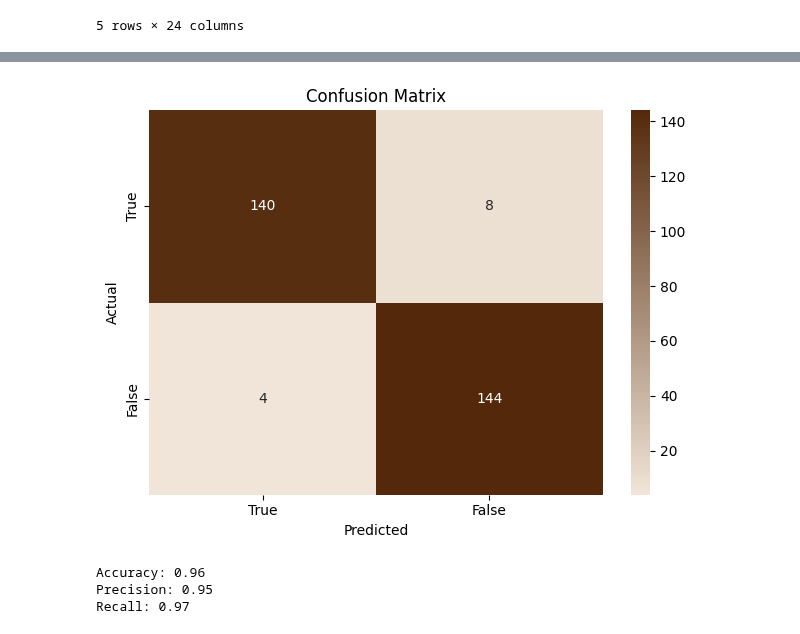
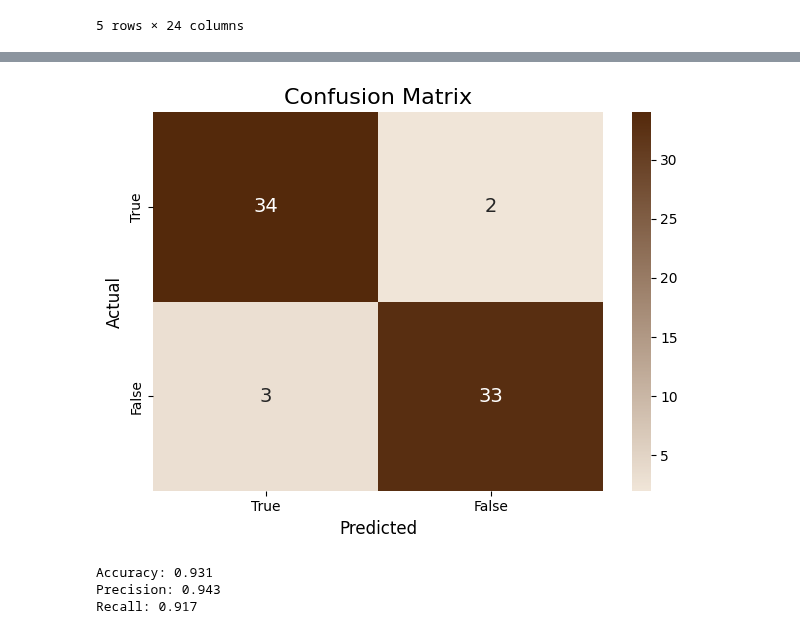
Before and after one commit to mklimek001/gait-features-identification, a Jupyter notebook: siamese_nn.ipynb, the cells around one changed output, grey strips where cells are left out. Cells and saved outputs as stored; diff of their text form; code cells hidden in the pictures.

```diff
--- a/siamese_nn.ipynb
+++ b/siamese_nn.ipynb
@@ -112,28 +112,39 @@ import random
 
 class SiameseGaitDataset(Dataset):
     def __init__(self, all_participants, participants, features_scaled_df):
+        self.all_participants = all_participants
+        self.participants = participants
+        self.features_scaled_df = features_scaled_df
         self.data = []
 
-        for participant in all_participants:
-            mask = participants.isin([participant])
-            participant_features = features_scaled_df[mask]
+        self.regenerate_pairs()
 
+    def regenerate_pairs(self):
+        self.data = []
+
+        for participant in self.all_participants:
+            mask = self.participants.isin([participant])
+            participant_features = self.features_scaled_df[mask].reset_index(drop=True)
+
+            # Create similar pairs
             for i in range(len(participant_features)):
                 for j in range(i + 1, len(participant_features)):
-                    # similar pair (label = 0)
                     self.data.append((
                         torch.tensor(participant_features.iloc[i].values, dtype=torch.float32),
                         torch.tensor(participant_features.iloc[j].values, dtype=torch.float32),
                         torch.tensor(0.0)
                     ))
 
-                    # not similar pair (label = 1)
-                    rand_participant = random.choice(all_participants)
+                    # Dynamic negative (dissimilar) pair
+                    rand_participant = random.choice(self.all_participants)
                     while rand_participant == participant:
-                        rand_participant = random.choice(all_participants)
+                        rand_participant = random.choice(self.all_participants)
 
-                    rand_mask = participants.isin([rand_participant])
-                    rand_features = features_scaled_df[rand_mask]
+                    rand_mask = self.participants.isin([rand_participant])
+                    rand_features = self.features_scaled_df[rand_mask].reset_index(drop=True)
+
+                    if len(rand_features) == 0:
+                        continue
 
                     k = random.randrange(len(participant_features))
                     m = random.randrange(len(rand_features))
@@ -190,15 +201,15 @@ class ContrastiveLoss(nn.Module):
         return loss
 # %%
 from torch.utils.data import DataLoader, random_split
-
-train_loader = DataLoader(train_ds, batch_size=32, shuffle=True)
-test_loader = DataLoader(test_ds, batch_size=32)
 
 model = SiameseNetwork()
 criterion = ContrastiveLoss()
 optimizer = torch.optim.Adam(model.parameters(), lr=1e-3)
 
 for epoch in range(10):
+    train_ds.regenerate_pairs()
+    train_loader = DataLoader(train_ds, batch_size=32, shuffle=True)
+
     model.train()
     train_loss = 0
     for x1, x2, label in train_loader:
@@ -253,18 +264,18 @@ False     4    144
 # %%
 import matplotlib.pyplot as plt
 from matplotlib.colors import LinearSegmentedColormap
 import seaborn as sns
 
-sns.heatmap(cm_df, annot=True, fmt='d', cmap=LinearSegmentedColormap.from_list("brownish", ["#f0e5d8", "#54290b"]))
-plt.ylabel('Actual')
-plt.xlabel('Predicted')
-plt.title('Confusion Matrix')
+sns.heatmap(cm_df, annot=True, fmt='d', cmap=LinearSegmentedColormap.from_list("brownish", ["#f0e5d8", "#54290b"]), annot_kws={"size": 14})
+plt.ylabel('Actual', fontsize=12)
+plt.xlabel('Predicted', fontsize=12)
+plt.title('Confusion Matrix', fontsize=16)
 
 plt.tight_layout()
 plt.savefig('./plots/confusion_matrix_siamese.png')
 plt.show()
 # %% [output]
-[figure, old version]
+[figure, new version]
 # %%
 from sklearn.metrics import accuracy_score, precision_score, recall_score
 
@@ -272,10 +283,10 @@ accuracy = accuracy_score(y_true, y_pred)
 precision = precision_score(y_true, y_pred)
 recall = recall_score(y_true, y_pred)
 
-print(f"Accuracy: {accuracy:.2f}")
-print(f"Precision: {precision:.2f}")
-print(f"Recall: {recall:.2f}")
+print(f"Accuracy: {accuracy:.3f}")
+print(f"Precision: {precision:.3f}")
+print(f"Recall: {recall:.3f}")
 # %% [output]
-Accuracy: 0.96
-Precision: 0.95
-Recall: 0.97
+Accuracy: 0.931
+Precision: 0.943
+Recall: 0.917
```
Also changed, not shown: parts of 6 cells of this notebook.
